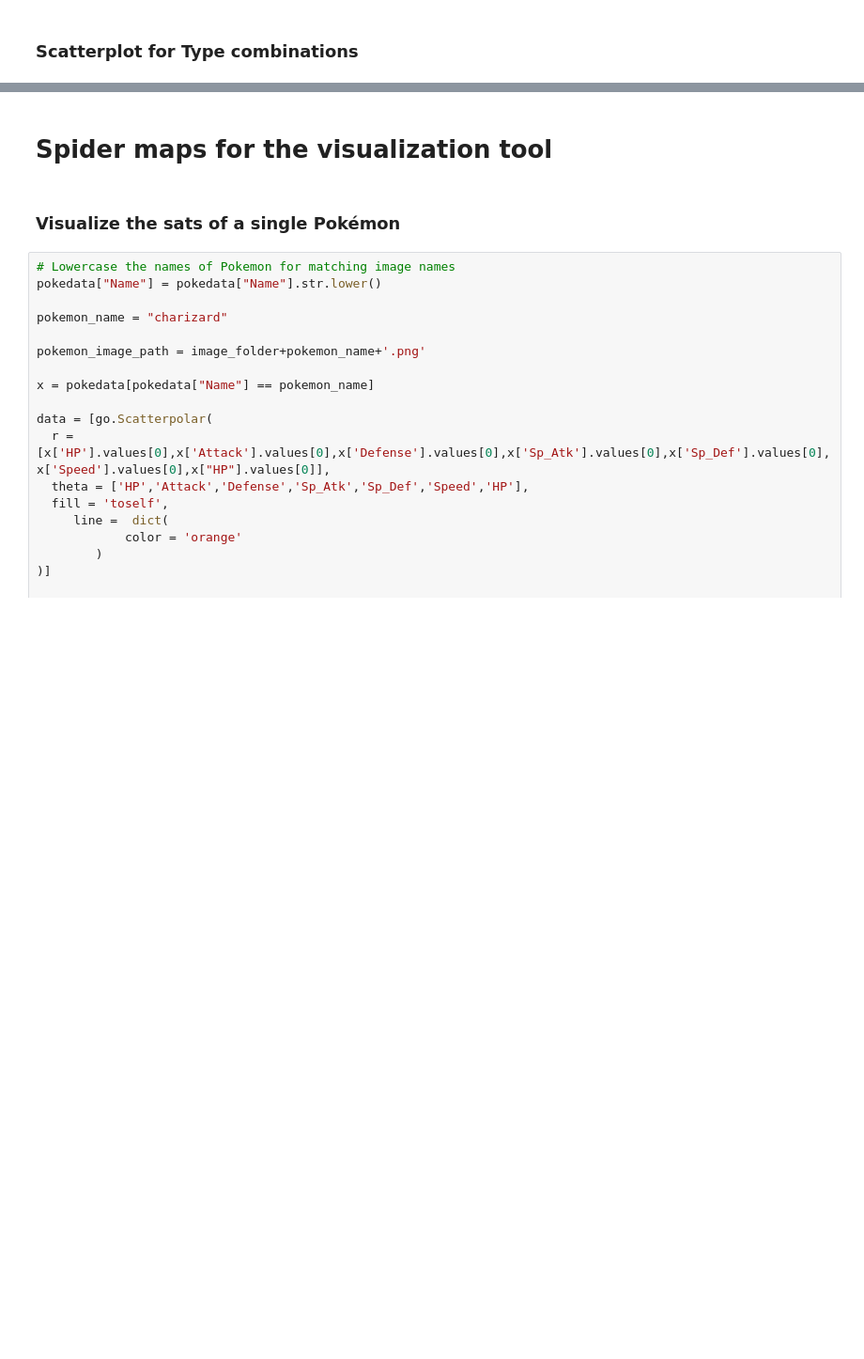
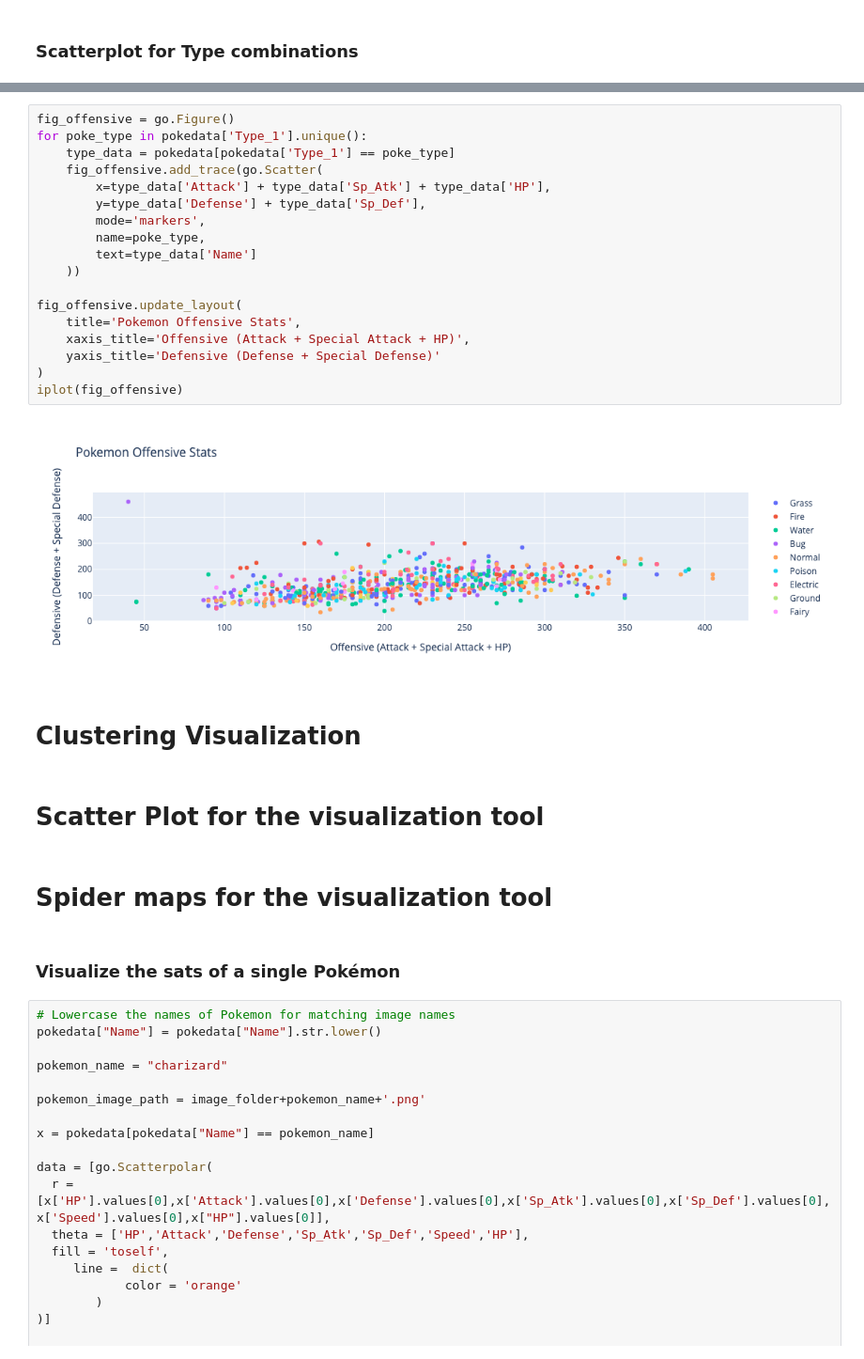
Before and after one commit to mwooll/ElTony, a Jupyter notebook: data_vis.ipynb, the cells around one changed output, grey strips where cells are left out. Shown at 94% size. Drawn from its saved outputs; the diff is of its cells as text; blank space fills up the shorter version.

```diff
--- a/data_vis.ipynb
+++ b/data_vis.ipynb
@@ -188,3 +219,27 @@ fig.show()
+# %%
+fig_offensive = go.Figure()
+for poke_type in pokedata['Type_1'].unique():
+    type_data = pokedata[pokedata['Type_1'] == poke_type]
+    fig_offensive.add_trace(go.Scatter(
+        x=type_data['Attack'] + type_data['Sp_Atk'] + type_data['HP'],
+        y=type_data['Defense'] + type_data['Sp_Def'],
+        mode='markers',
+        name=poke_type,
+        text=type_data['Name']
+    ))
+
+fig_offensive.update_layout(
+    title='Pokemon Offensive Stats',
+    xaxis_title='Offensive (Attack + Special Attack + HP)',
+    yaxis_title='Defensive (Defense + Special Defense)'
+)
+iplot(fig_offensive)
+# %% [output]
+[figure, added]
+# %% [markdown]
+# Clustering Visualization
+# %% [markdown]
+# Scatter Plot for the visualization tool
 # %% [markdown]
 # Spider maps for the visualization tool
 # %% [markdown]
```
Also changed, not shown: parts of 16 cells of this notebook.
